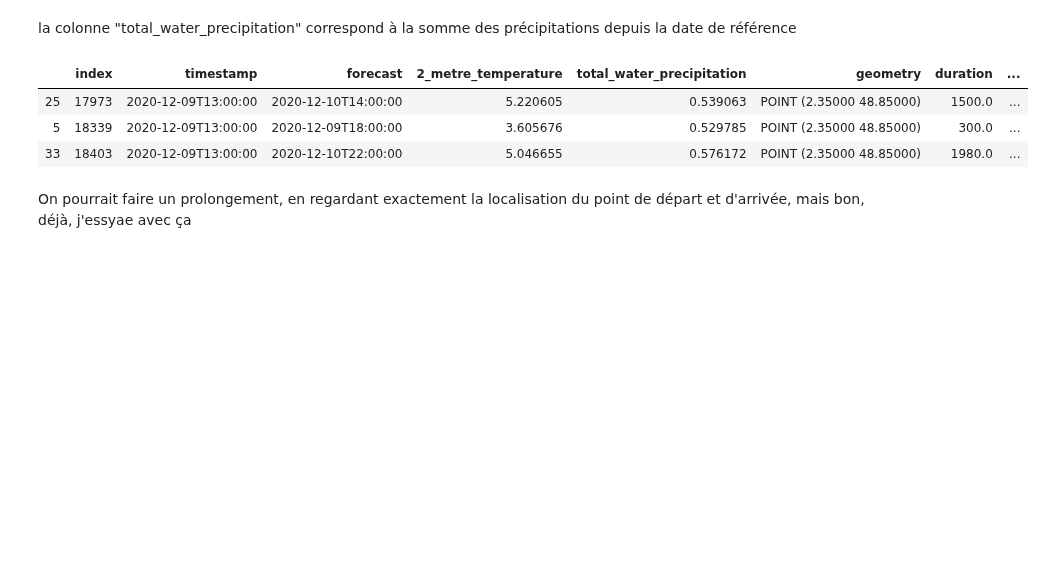
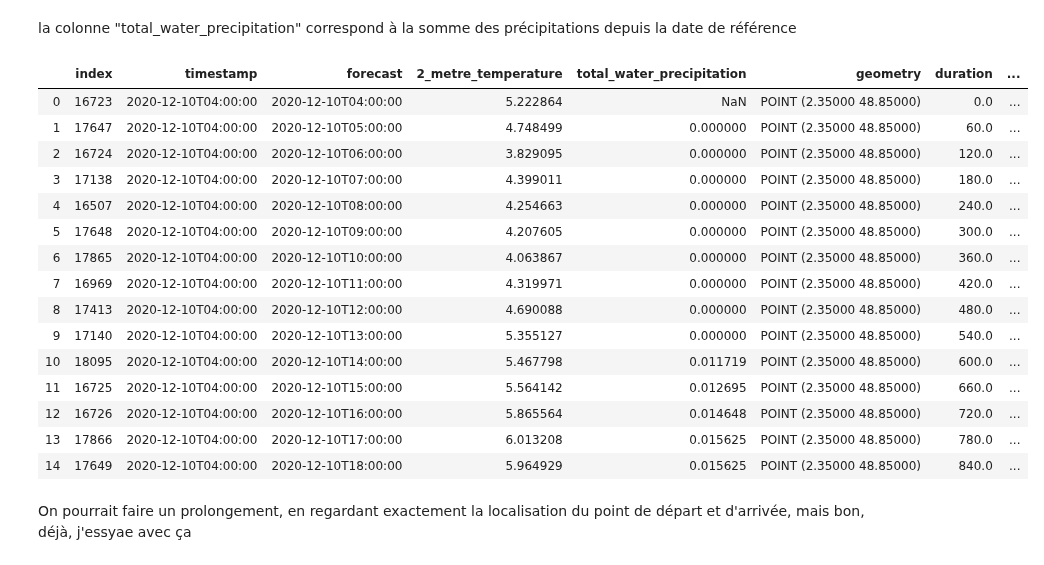
Before and after one commit to ImaneFa/Projet_Python, a Jupyter notebook: prolongement_meteo.ipynb, the cells around one changed output. Drawn from its saved outputs; the diff is of its cells as text; code cells hidden in the pictures; blank space fills up the shorter version.

```diff
--- a/prolongement_meteo.ipynb
+++ b/prolongement_meteo.ipynb
@@ -66,13 +89,25 @@ for i in range(1,len(meteo_idf2)):
 #En effet, cela voudrait dire que la somme des précipitations a diminué entre deux heures, ce qui est impossible
 #Pour négliger ces erreurs, on remplace les valeurs négatives par 0
 meteo_idf2.loc[(meteo_idf2["diff_precipitation"]<0), "diff_precipitation"] = 0
-# %%
-meteo_idf2.sample(3)
-# %% [output]
-|  | index | timestamp | forecast | 2_metre_temperature | total_water_precipitation | geometry | duration | ... |
-| 25 | 17973 | 2020-12-09T13:00:00 | 2020-12-10T14:00:00 | 5.220605 | 0.539063 | POINT (2.35000 48.85000) | 1500.0 | ... |
-| 5 | 18339 | 2020-12-09T13:00:00 | 2020-12-09T18:00:00 | 3.605676 | 0.529785 | POINT (2.35000 48.85000) | 300.0 | ... |
-| 33 | 18403 | 2020-12-09T13:00:00 | 2020-12-10T22:00:00 | 5.046655 | 0.576172 | POINT (2.35000 48.85000) | 1980.0 | ... |
+# %%
+meteo_idf2.head(15)
+# %% [output]
+|  | index | timestamp | forecast | 2_metre_temperature | total_water_precipitation | geometry | duration | ... |
+| 0 | 16723 | 2020-12-10T04:00:00 | 2020-12-10T04:00:00 | 5.222864 | NaN | POINT (2.35000 48.85000) | 0.0 | ... |
+| 1 | 17647 | 2020-12-10T04:00:00 | 2020-12-10T05:00:00 | 4.748499 | 0.000000 | POINT (2.35000 48.85000) | 60.0 | ... |
+| 2 | 16724 | 2020-12-10T04:00:00 | 2020-12-10T06:00:00 | 3.829095 | 0.000000 | POINT (2.35000 48.85000) | 120.0 | ... |
+| 3 | 17138 | 2020-12-10T04:00:00 | 2020-12-10T07:00:00 | 4.399011 | 0.000000 | POINT (2.35000 48.85000) | 180.0 | ... |
+| 4 | 16507 | 2020-12-10T04:00:00 | 2020-12-10T08:00:00 | 4.254663 | 0.000000 | POINT (2.35000 48.85000) | 240.0 | ... |
+| 5 | 17648 | 2020-12-10T04:00:00 | 2020-12-10T09:00:00 | 4.207605 | 0.000000 | POINT (2.35000 48.85000) | 300.0 | ... |
+| 6 | 17865 | 2020-12-10T04:00:00 | 2020-12-10T10:00:00 | 4.063867 | 0.000000 | POINT (2.35000 48.85000) | 360.0 | ... |
+| 7 | 16969 | 2020-12-10T04:00:00 | 2020-12-10T11:00:00 | 4.319971 | 0.000000 | POINT (2.35000 48.85000) | 420.0 | ... |
+| 8 | 17413 | 2020-12-10T04:00:00 | 2020-12-10T12:00:00 | 4.690088 | 0.000000 | POINT (2.35000 48.85000) | 480.0 | ... |
+| 9 | 17140 | 2020-12-10T04:00:00 | 2020-12-10T13:00:00 | 5.355127 | 0.000000 | POINT (2.35000 48.85000) | 540.0 | ... |
+| 10 | 18095 | 2020-12-10T04:00:00 | 2020-12-10T14:00:00 | 5.467798 | 0.011719 | POINT (2.35000 48.85000) | 600.0 | ... |
+| 11 | 16725 | 2020-12-10T04:00:00 | 2020-12-10T15:00:00 | 5.564142 | 0.012695 | POINT (2.35000 48.85000) | 660.0 | ... |
+| 12 | 16726 | 2020-12-10T04:00:00 | 2020-12-10T16:00:00 | 5.865564 | 0.014648 | POINT (2.35000 48.85000) | 720.0 | ... |
+| 13 | 17866 | 2020-12-10T04:00:00 | 2020-12-10T17:00:00 | 6.013208 | 0.015625 | POINT (2.35000 48.85000) | 780.0 | ... |
+| 14 | 17649 | 2020-12-10T04:00:00 | 2020-12-10T18:00:00 | 5.964929 | 0.015625 | POINT (2.35000 48.85000) | 840.0 | ... |
 # %% [markdown]
 On pourrait faire un prolongement, en regardant exactement la localisation du point de départ et d'arrivée, mais bon, déjà, j'essyae avec ça
 # %%
```
Also changed, not shown: parts of 9 cells of this notebook.
